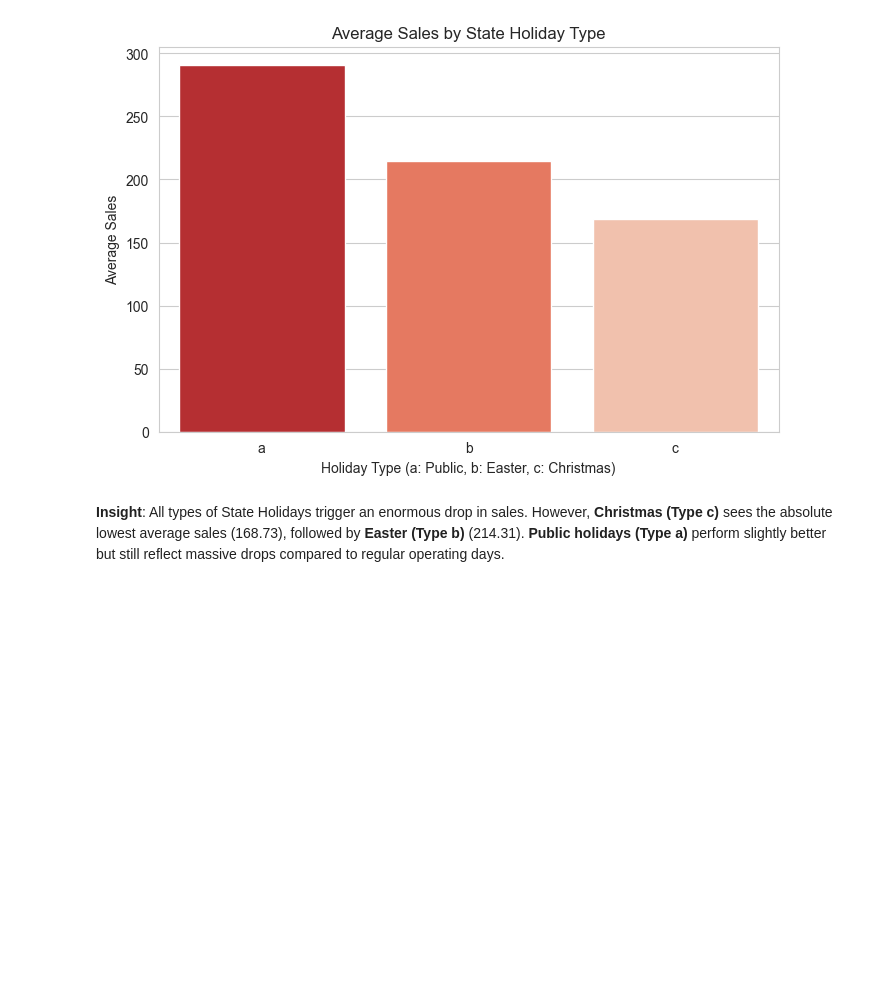
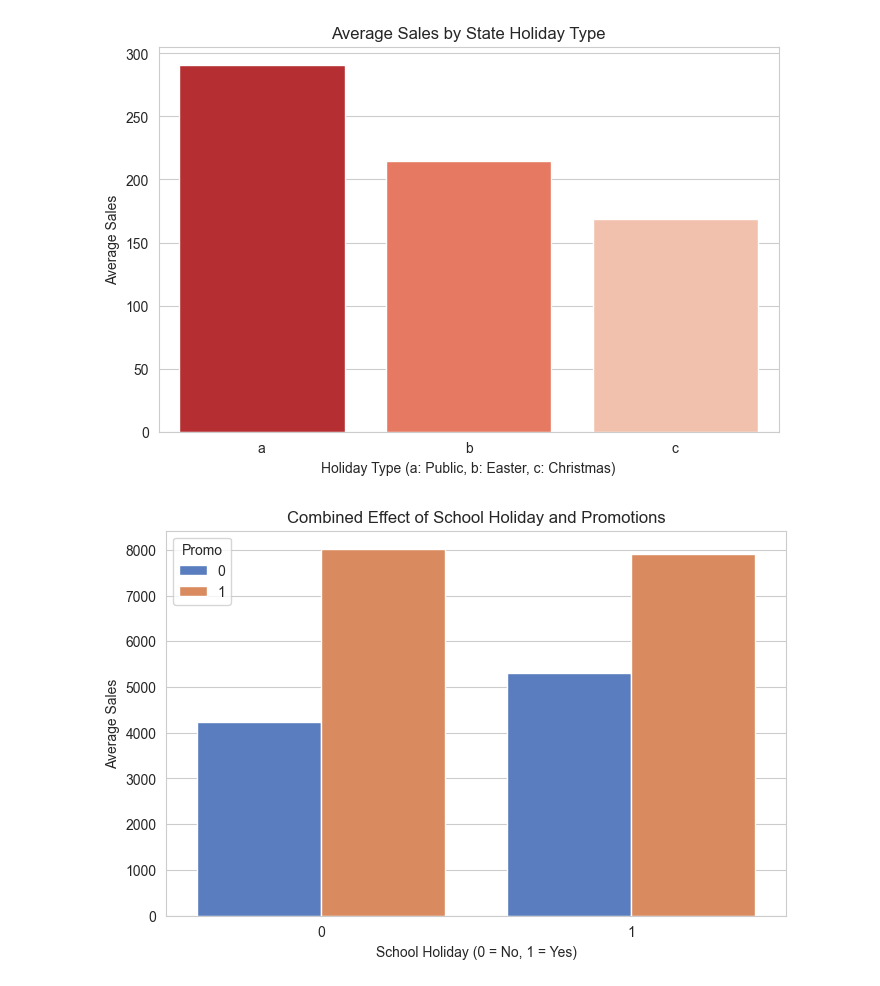
Before and after one commit to jainatshu/FYP_Demand_Forcasting, a Jupyter notebook: Actionable_Insights.ipynb, the cells around one changed output. Saved outputs shown, nothing was run; the diff lists cells and outputs as text; code cells hidden in the pictures; blank space fills up the shorter version.

```diff
--- a/Actionable_Insights.ipynb
+++ b/Actionable_Insights.ipynb
@@ -5,4 +6,6 @@ This notebook provides actionable insights from the Rossmann Store Sales dataset
 # %%
+
+
 import pandas as pd
 import numpy as np
 import matplotlib.pyplot as plt
@@ -21,3 +24,9 @@ df = pd.merge(train_df, store_df, on='Store')
 # Map DayOfWeek to actual day names
 day_map = {1: 'Mon', 2: 'Tue', 3: 'Wed', 4: 'Thu', 5: 'Fri', 6: 'Sat', 7: 'Sun'}
 df['DayName'] = df['DayOfWeek'].map(day_map)
+df['Date'] = pd.to_datetime(df['Date'])
+df['Month_Name'] = df['Date'].dt.month_name()
+
+
+# ## 1. Sales Trends Over Time
+# Let's examine how average sales and the total sales percentage change have fluctuated on a month-by-month basis.
@@ -243,5 +275,21 @@ a                290.74
 b                214.31
 c                168.73
 [figure]
-# %% [markdown]
-**Insight**: All types of State Holidays trigger an enormous drop in sales. However, **Christmas (Type c)** sees the absolute lowest average sales (168.73), followed by **Easter (Type b)** (214.31). **Public holidays (Type a)** perform slightly better but still reflect massive drops compared to regular operating days.
+# %%
+
+combo_stats = df.groupby(['SchoolHoliday', 'Promo'])['Sales'].mean().reset_index()
+
+# Visualization
+plt.figure(figsize=(8, 5))
+sns.barplot(data=combo_stats, x='SchoolHoliday', y='Sales', hue='Promo', palette='muted')
+plt.title("Combined Effect of School Holiday and Promotions")
+plt.xlabel("School Holiday (0 = No, 1 = Yes)")
+plt.ylabel("Average Sales")
+plt.show()
+
+# **Insight**: Yes! The combination of a Promo and a School Holiday results in the highest average sales overall. Store traffic is naturally elevated during holidays, and targeted promotions capitalize beautifully on this surge.
+
+# ## 8. Month-wise Pattern of School Holidays and Orders
+# How are school holidays distributed throughout the year, and how do they correlate with average sales in those months?
+# %% [output]
+[figure, added]
```
Also changed, not shown: parts of 24 cells of this notebook, 17 other files.
